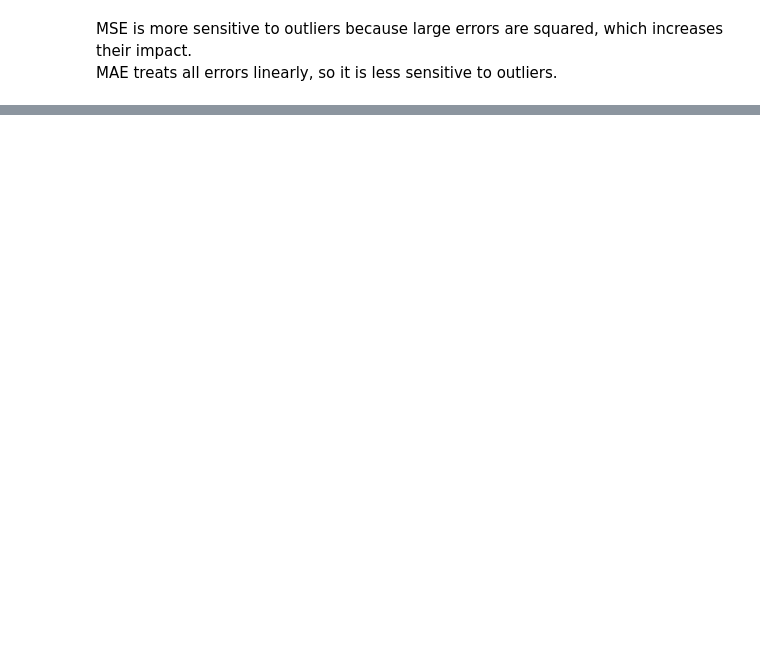
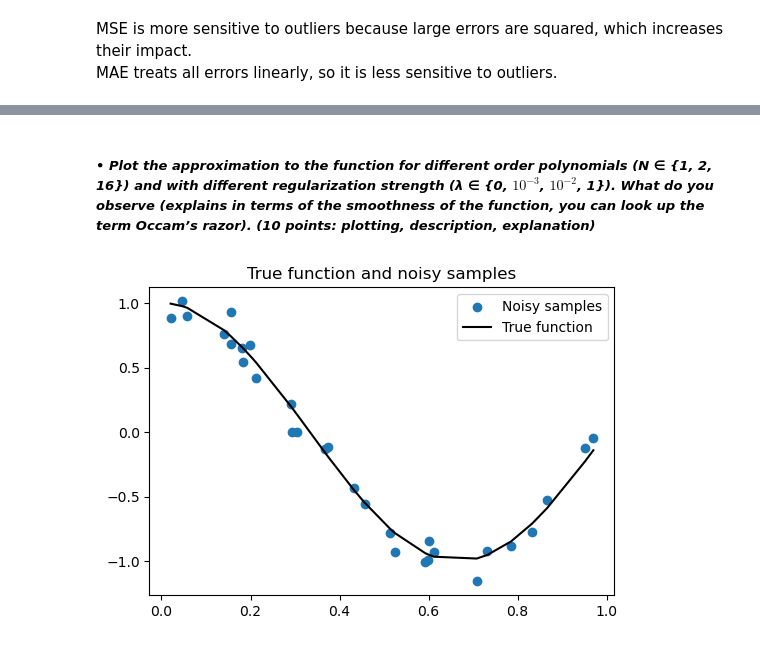
Before and after one commit to ariadnadavila/Computational-Carpentry-Project, a Jupyter notebook: GroupQ_Block3_Assignment.ipynb, the cells around one changed output, grey strips where cells are left out. Drawn from its saved outputs; the diff is of its cells as text; code cells hidden in the pictures; blank space fills up the shorter version.

```diff
--- a/GroupQ_Block3_Assignment.ipynb
+++ b/GroupQ_Block3_Assignment.ipynb
@@ -140,0 +150,26 @@ This implies two things:
+# %% [markdown]
+##### *• Plot the approximation to the function for different order polynomials (N ∈ {1, 2, 16}) and with different regularization strength (λ ∈ {0, $10^{-3}$, $10^{-2}$, 1}). What do you observe (explains in terms of the smoothness of the function, you can look up the term Occam’s razor). (10 points: plotting, description, explanation)*
+# %%
+import numpy as np
+import matplotlib.pyplot as plt
+from sklearn.preprocessing import PolynomialFeatures
+from sklearn.linear_model import Ridge
+from sklearn.pipeline import make_pipeline
+from sklearn.metrics import mean_squared_error
+
+#generate noisy data
+np.random.seed(42)
+n_samples = 30
+X = np.sort(np.random.rand(n_samples))
+y_true = np.cos(1.5 * np.pi * X)
+y_noisy = y_true + 0.1 * np.random.randn(n_samples)
+
+#plot true function and noisy data
+plt.figure(figsize=(6, 4))
+plt.scatter(X, y_noisy, label="Noisy samples", color="tab:blue")
+plt.plot(X, y_true, label="True function", color="black")
+plt.legend()
+plt.title("True function and noisy samples")
+plt.show()
+# %% [output]
+[figure, added]
```
Also changed, not shown: parts of 17 cells of this notebook.
